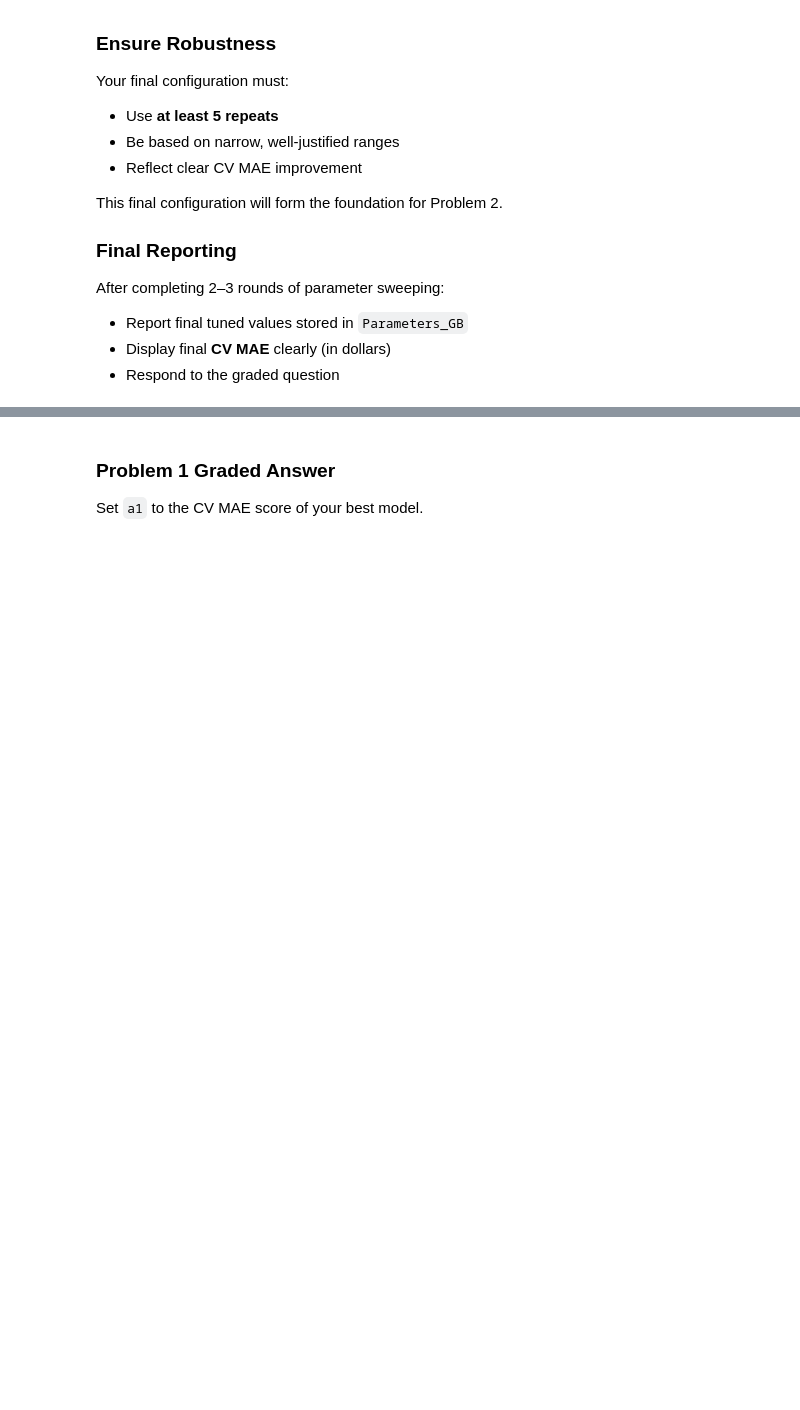
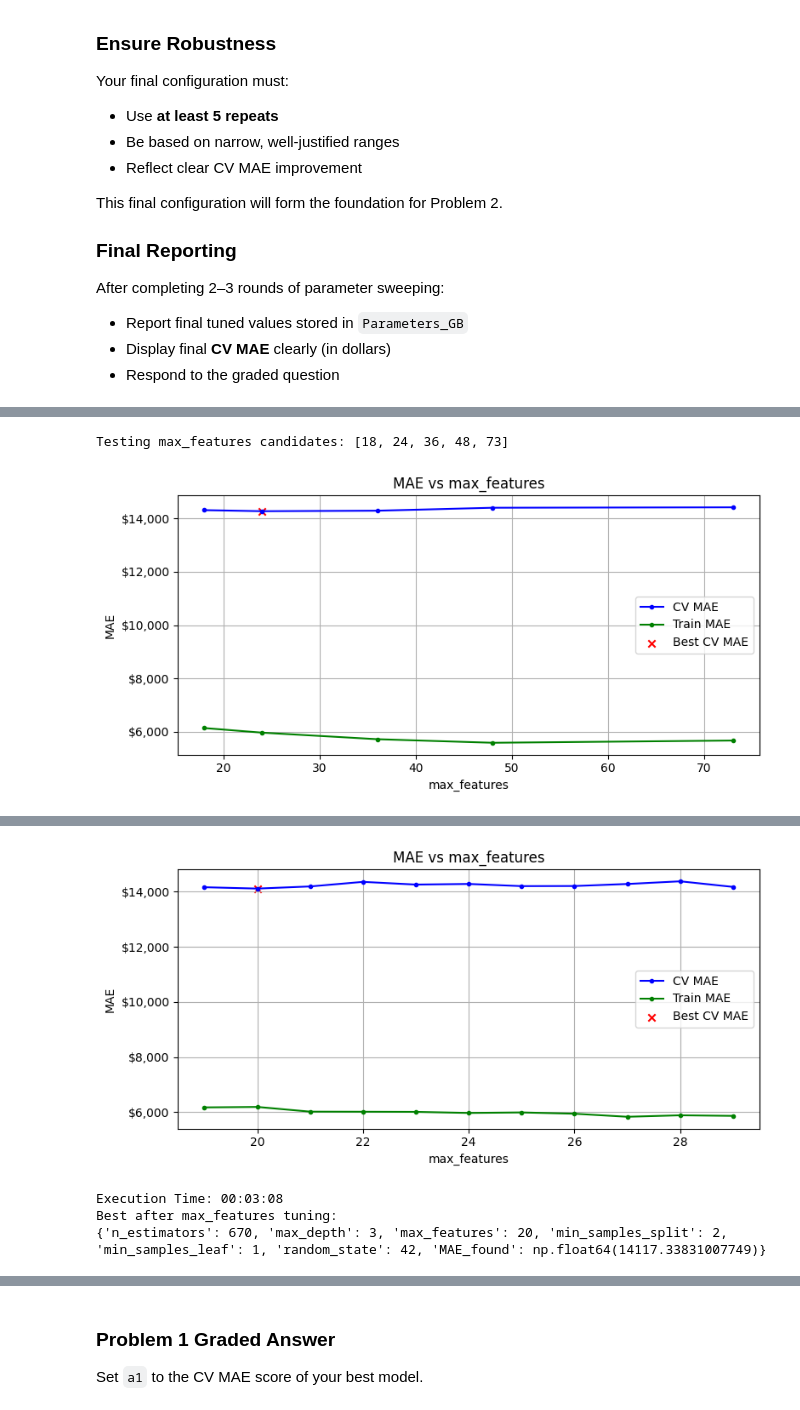
Before and after one commit to waysnyder/Module-3-Assignments, a Jupyter notebook: Homework_07.ipynb, the cells around one changed output, grey strips where cells are left out. Drawn from its saved outputs; the diff is of its cells as text; code cells hidden in the pictures; blank space fills up the shorter version.

```diff
--- a/Homework_07.ipynb
+++ b/Homework_07.ipynb
@@ -485,0 +577,46 @@ Params_GB = Default_Parameters_GB.copy()
+# %%
+# -------------------------
+# 3) Tune max_features
+# -------------------------
+
+n_features_total = X_train.shape[1]
+
+max_feat_candidates = sorted(set([
+    max(1, n_features_total // 4),
+    max(1, n_features_total // 3),
+    max(1, n_features_total // 2),
+    max(1, (2 * n_features_total) // 3),
+    n_features_total
+]))
+
+print("Testing max_features candidates:", max_feat_candidates)
+
+# Coarse sweep
+Params_GB = sweep_parameter(
+    model=GradientBoostingRegressor,
+    Parameters=Params_GB,
+    param='max_features',
+    parameter_list=max_feat_candidates,
+    n_repeats=1,
+    n_jobs=-1
+)
+
+# Fine sweep around the best value
+best_max_features = Params_GB['max_features']
+Params_GB = sweep_parameter(
+    model=GradientBoostingRegressor,
+    Parameters=Params_GB,
+    param='max_features',
+    parameter_list=list(range(
+        max(1, best_max_features - 5),
+        min(n_features_total, best_max_features + 5) + 1
+    )),
+    n_repeats=2,
+    n_jobs=-1
+)
+
+print("Best after max_features tuning:")
+print(Params_GB)
+# %% [output]
+Testing max_features candidates: [18, 24, 36, 48, 73]
+[figure, added]
@@ -485,0 +624,4 @@ Params_GB = Default_Parameters_GB.copy()
+[figure, added]
+Execution Time: 00:03:08
+Best after max_features tuning:
+{'n_estimators': 670, 'max_depth': 3, 'max_features': 20, 'min_samples_split': 2, 'min_samples_leaf': 1, 'random_state': 42, 'MAE_found': np.float64(14117.33831007749)}
```
Also changed, not shown: parts of 18 cells of this notebook.
